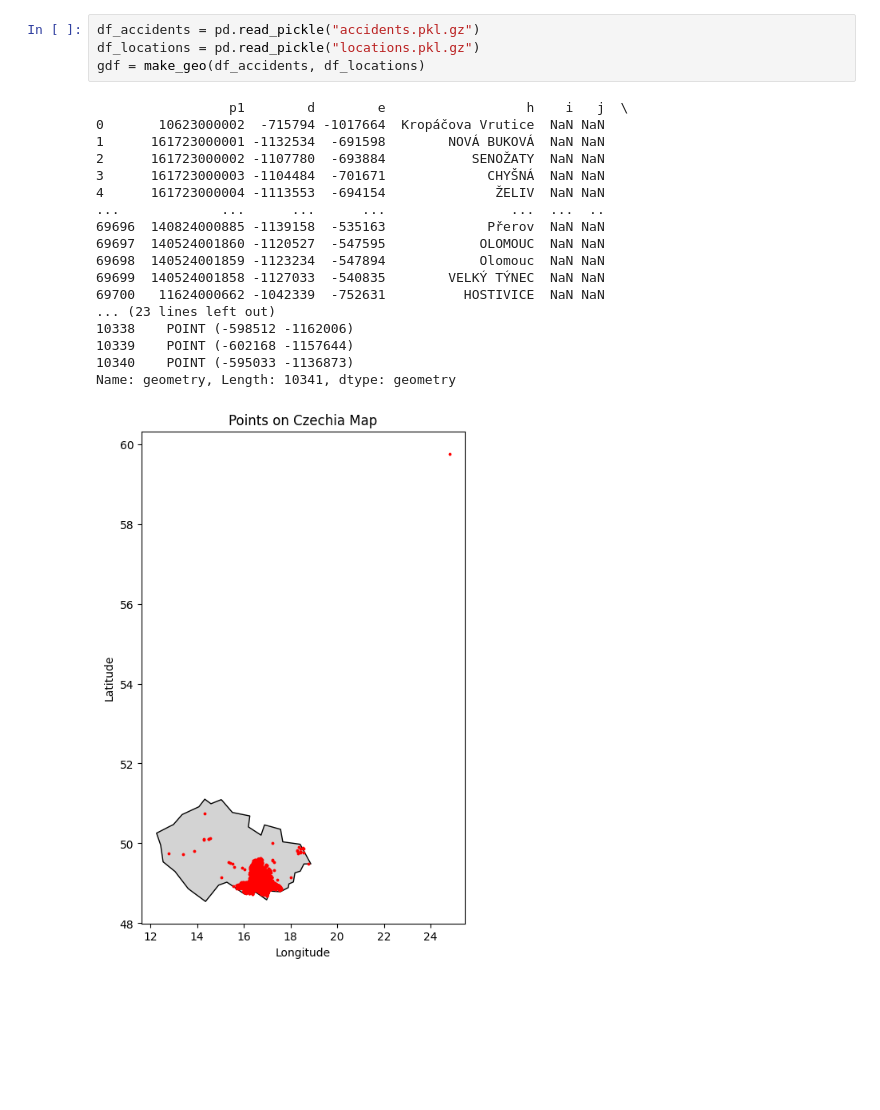
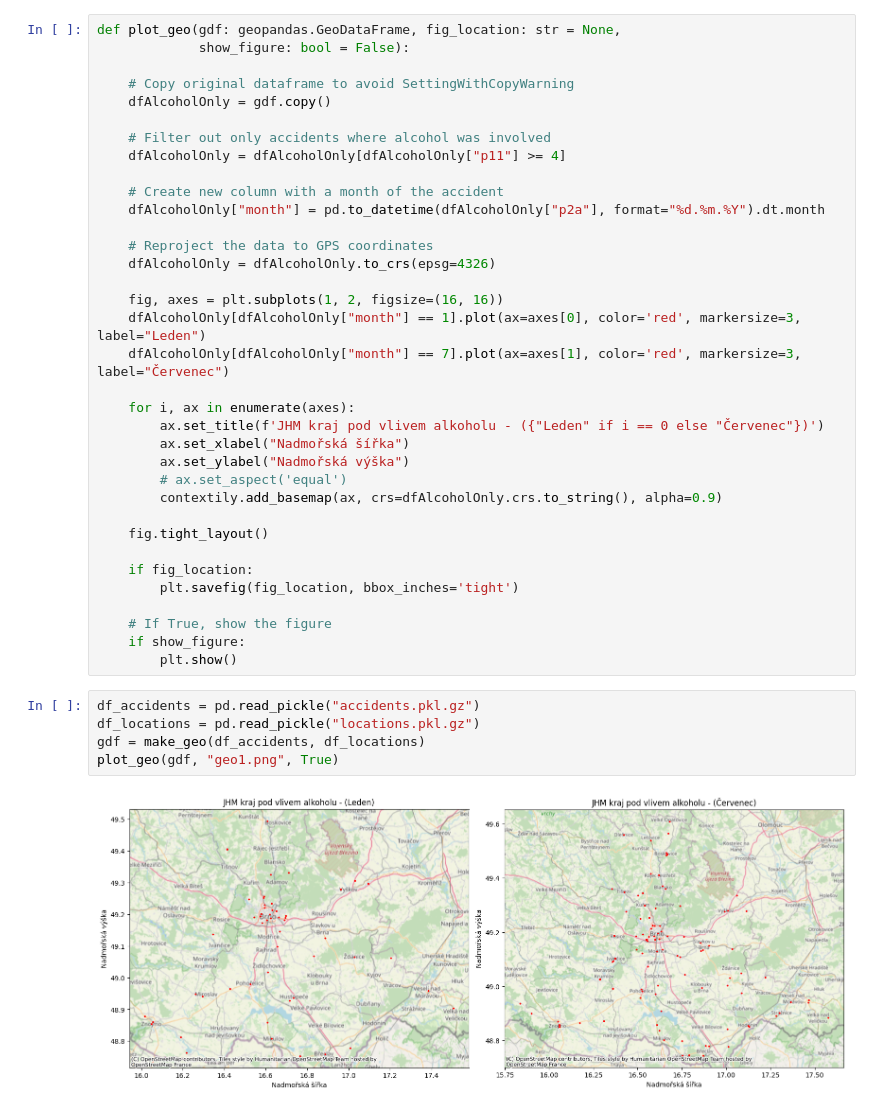
Before and after one commit to antiphyv2/FIT_IZV-PROJ, a Jupyter notebook: partThree/geo.ipynb, the cells around one changed output. Saved outputs shown, nothing was run; the diff lists cells and outputs as text; blank space fills up the shorter version.

```diff
--- a/partThree/geo.ipynb
+++ b/partThree/geo.ipynb
@@ -53,25 +53,44 @@ def make_geo(df_accidents: pd.DataFrame, df_locations: pd.DataFrame) -> geopanda
 
     return geoDf
+# %%
+def plot_geo(gdf: geopandas.GeoDataFrame, fig_location: str = None,
+             show_figure: bool = False):
+
+    # Copy original dataframe to avoid SettingWithCopyWarning
+    dfAlcoholOnly = gdf.copy()
+
+    # Filter out only accidents where alcohol was involved
+    dfAlcoholOnly = dfAlcoholOnly[dfAlcoholOnly["p11"] >= 4]
+
+    # Create new column with a month of the accident
+    dfAlcoholOnly["month"] = pd.to_datetime(dfAlcoholOnly["p2a"], format="%d.%m.%Y").dt.month
+
+    # Reproject the data to GPS coordinates
+    dfAlcoholOnly = dfAlcoholOnly.to_crs(epsg=4326)
+
+    fig, axes = plt.subplots(1, 2, figsize=(16, 16))
+    dfAlcoholOnly[dfAlcoholOnly["month"] == 1].plot(ax=axes[0], color='red', markersize=3, label="Leden")
+    dfAlcoholOnly[dfAlcoholOnly["month"] == 7].plot(ax=axes[1], color='red', markersize=3, label="Červenec")
+
+    for i, ax in enumerate(axes):
+        ax.set_title(f'JHM kraj pod vlivem alkoholu - ({"Leden" if i == 0 else "Červenec"})')
+        ax.set_xlabel("Nadmořská šířka")
+        ax.set_ylabel("Nadmořská výška")
+        # ax.set_aspect('equal')
+        contextily.add_basemap(ax, crs=dfAlcoholOnly.crs.to_string(), alpha=0.9)
+
+    fig.tight_layout()
+
+    if fig_location:
+        plt.savefig(fig_location, bbox_inches='tight')
+
+    # If True, show the figure
+    if show_figure:
+        plt.show()
 # %%
 df_accidents = pd.read_pickle("accidents.pkl.gz")
 df_locations = pd.read_pickle("locations.pkl.gz")
 gdf = make_geo(df_accidents, df_locations)
+plot_geo(gdf, "geo1.png", True)
 # %% [output]
-                 p1        d        e                  h    i   j  \
-0       10623000002  -715794 -1017664  Kropáčova Vrutice  NaN NaN
-1      161723000001 -1132534  -691598        NOVÁ BUKOVÁ  NaN NaN
-2      161723000002 -1107780  -693884           SENOŽATY  NaN NaN
-3      161723000003 -1104484  -701671             CHYŠNÁ  NaN NaN
-4      161723000004 -1113553  -694154              ŽELIV  NaN NaN
-...             ...      ...      ...                ...  ...  ..
-69696  140824000885 -1139158  -535163             Přerov  NaN NaN
-69697  140524001860 -1120527  -547595            OLOMOUC  NaN NaN
-69698  140524001859 -1123234  -547894            Olomouc  NaN NaN
-69699  140524001858 -1127033  -540835        VELKÝ TÝNEC  NaN NaN
-69700   11624000662 -1042339  -752631          HOSTIVICE  NaN NaN
-... (23 lines left out)
-10338    POINT (-598512 -1162006)
-10339    POINT (-602168 -1157644)
-10340    POINT (-595033 -1136873)
-Name: geometry, Length: 10341, dtype: geometry
-[figure, old version]
+[figure, new version]
```
Also changed, not shown: parts of 1 cell of this notebook.
